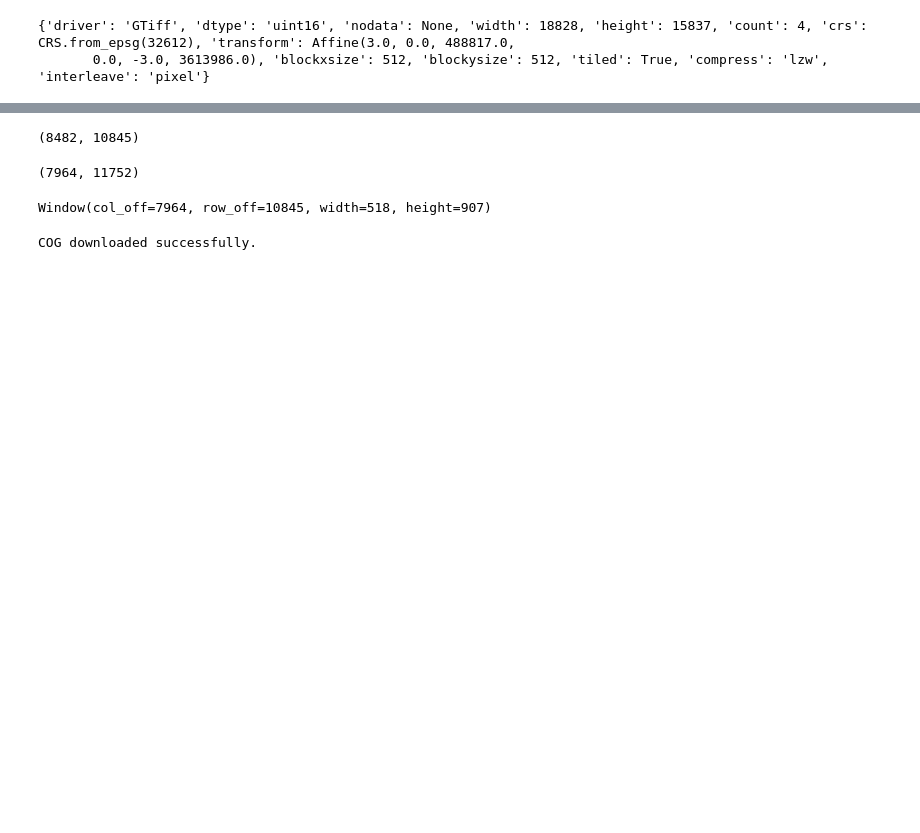
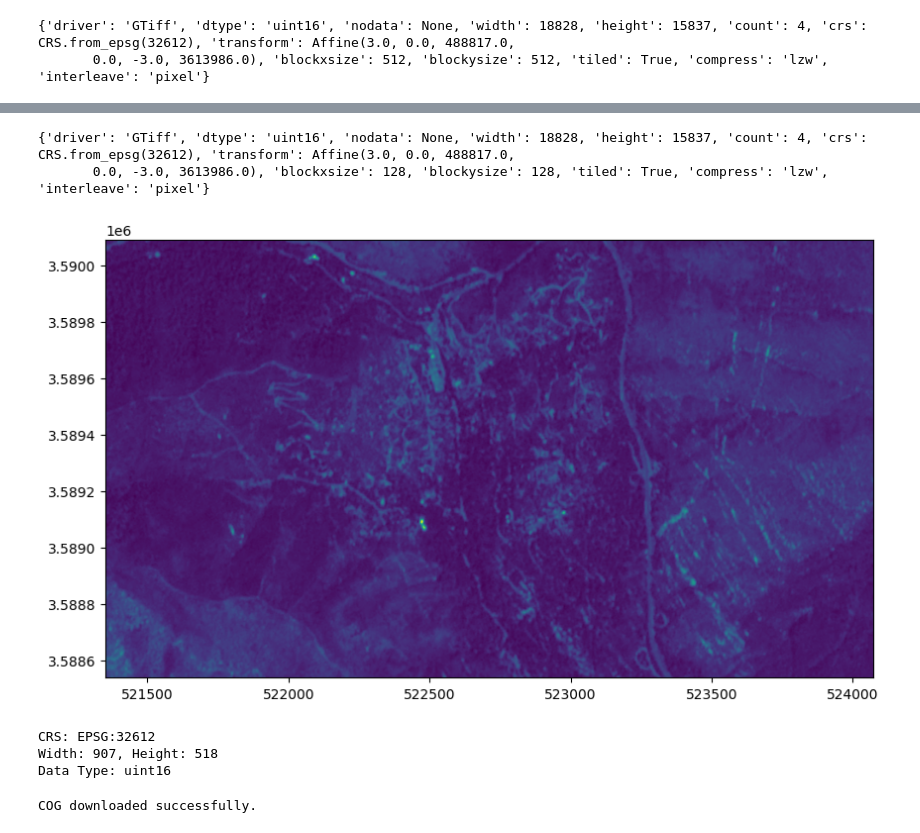
Before and after one commit to ua-datalab/Geospatial_Workshops, a Jupyter notebook: COGs.ipynb, the cells around one changed output, grey strips where cells are left out. Drawn from its saved outputs; the diff is of its cells as text; code cells hidden in the pictures; blank space fills up the shorter version.

```diff
--- a/COGs.ipynb
+++ b/COGs.ipynb
@@ -65,16 +61,45 @@ Width: 518, Height: 907
 Data Type: uint16
-# %%
-px1, py1
-# %% [output]
-(8482, 10845)
-# %%
-px2, py2
-# %% [output]
-(7964, 11752)
-# %%
-window
-# %% [output]
-Window(col_off=7964, row_off=10845, width=518, height=907)
+# %%
+geotif_path = 'https://data.cyverse.org/dav-anon/iplant/home/jgillan/Jeffs_stuff/Bighorn_fire/Planet_satellite_imagery/orthomosaics/planet_6sept2020.tif'
+# %%
+with rasterio.open(geotif_path) as dataset:
+    # Now you can work with the dataset, e.g., read out specific bands, metadata, etc.
+    print(dataset.profile)  # Print the dataset profile, like CRS, bounds, etc.
+# %% [output]
+{'driver': 'GTiff', 'dtype': 'uint16', 'nodata': None, 'width': 18828, 'height': 15837, 'count': 4, 'crs': CRS.from_epsg(32612), 'transform': Affine(3.0, 0.0, 488817.0,
+       0.0, -3.0, 3613986.0), 'blockxsize': 128, 'blockysize': 128, 'tiled': True, 'compress': 'lzw', 'interleave': 'pixel'}
+# %%
+# UTM coordinates of interest (for example, corners of a rectangle)
+# Replace these values with your actual coordinates
+utm_x1, utm_y1 = 521354, 3588540   # Lower left corner 2700 m wide
+utm_x2, utm_y2 = 524074, 3590092   # Upper right corner 1552 m tall
+
+
+with rasterio.open(geotif_path) as dataset:
+    # Convert UTM coordinates to pixel coordinates
+    # Note: This assumes the dataset is in a UTM projection
+    px1, py1 = dataset.index(utm_x1, utm_y1)
+    px2, py2 = dataset.index(utm_x2, utm_y2)
+
+    # Create a window from the pixel coordinates
+    # Note: min/max functions ensure the coordinates are ordered correctly
+    window = rasterio.windows.Window.from_slices((min(px1, px2), max(px1, px2)), (min(py1, py2), max(py1, py2)))
+
+    # Read the data within the window
+    subset = dataset.read(window=window)
+
+    # Display the image
+    plt.figure(figsize=(10, 10))
+    show(subset[0], transform=dataset.window_transform(window))
+
+    print(f"CRS: {dataset.crs}")
+    print(f"Width: {window.width}, Height: {window.height}")
+    print(f"Data Type: {dataset.dtypes[0]}")
+# %% [output]
+[figure, added]
+CRS: EPSG:32612
+Width: 907, Height: 518
+Data Type: uint16
 # %%
 # Perform a GET request to download the COG
 response = requests.get(cog_path)
```
Also changed, not shown: parts of 4 cells of this notebook.
